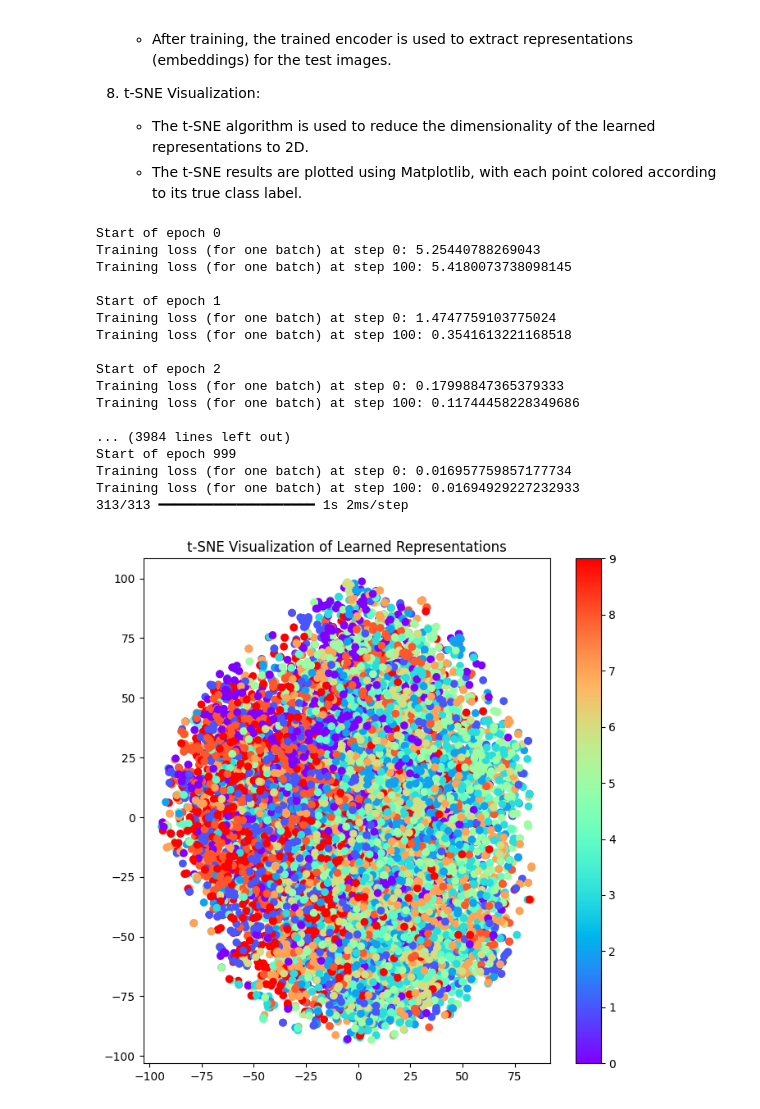
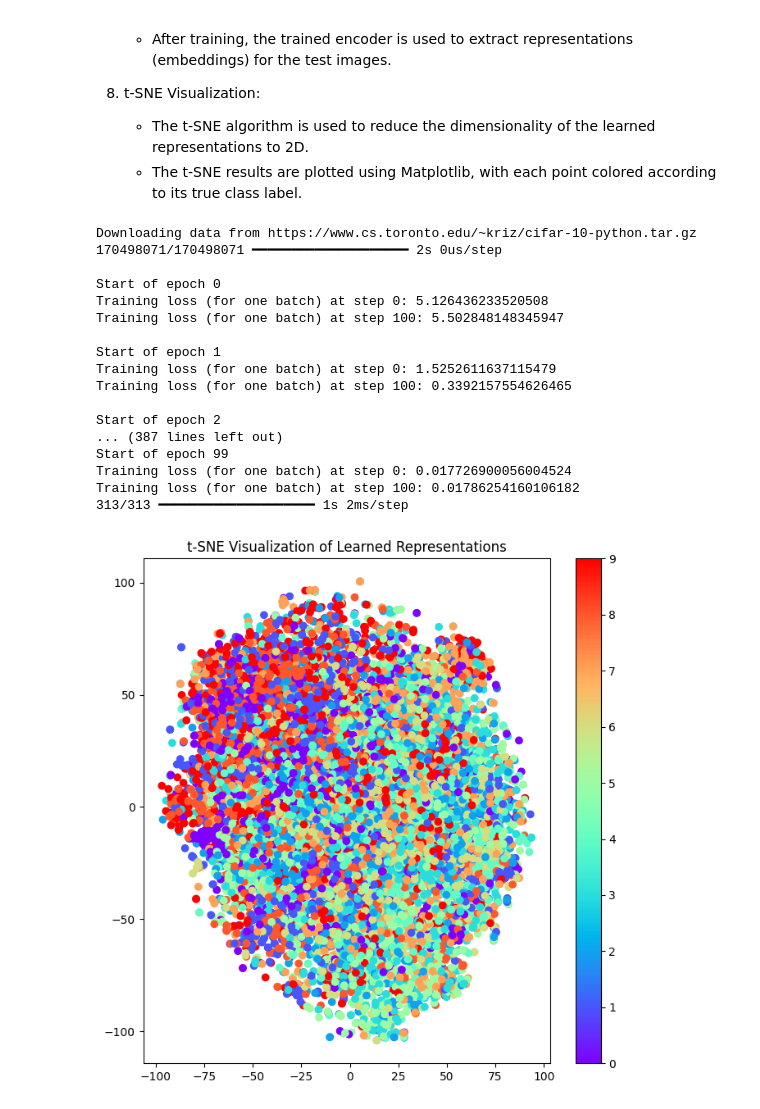
Before and after one commit to vijaygwu/SEAS8525, a Jupyter notebook: Class_2_CL_Simple.ipynb, the cells around one changed output. Drawn from its saved outputs; the diff is of its cells as text; code cells hidden in the pictures.

```diff
--- a/Class_2_CL_Simple.ipynb
+++ b/Class_2_CL_Simple.ipynb
@@ -92,7 +92,7 @@ projection_head = create_projection_head()
 
 optimizer = keras.optimizers.Adam()
 batch_size = 256
-epochs = 1000
+epochs = 100
 temperature = 0.1
 
 # Custom training loop
@@ -111,42 +111,42 @@ for epoch in range(epochs):
             loss_value = tf.reduce_mean(loss_value)
 
         # Get gradients of loss wrt the weights.
         gradients = tape.gradient(loss_value, encoder.trainable_weights + projection_head.trainable_weights)
 
         # Update the weights of the encoder and projection head.
         optimizer.apply_gradients(zip(gradients, encoder.trainable_weights + projection_head.trainable_weights))
 
         if step % 100 == 0:
             print(f"Training loss (for one batch) at step {step}: {float(loss_value)}")
 
 # Extract representations after training
 representations = encoder.predict(x_test)
 
 # t-SNE visualization
 tsne = TSNE(n_components=2, perplexity=30, n_iter=3000)
 tsne_results = tsne.fit_transform(representations)
 
 plt.figure(figsize=(8, 8))
 plt.scatter(tsne_results[:, 0], tsne_results[:, 1], c=y_test.flatten(), cmap='rainbow')
 plt.title('t-SNE Visualization of Learned Representations')
 plt.colorbar()
 plt.show()
 # %% [output]
+Downloading data from https://www.cs.toronto.edu/~kriz/cifar-10-python.tar.gz
+170498071/170498071 ━━━━━━━━━━━━━━━━━━━━ 2s 0us/step
+
 Start of epoch 0
-Training loss (for one batch) at step 0: 5.25440788269043
-Training loss (for one batch) at step 100: 5.4180073738098145
+Training loss (for one batch) at step 0: 5.126436233520508
+Training loss (for one batch) at step 100: 5.502848148345947
 
 Start of epoch 1
-Training loss (for one batch) at step 0: 1.4747759103775024
-Training loss (for one batch) at step 100: 0.3541613221168518
+Training loss (for one batch) at step 0: 1.5252611637115479
+Training loss (for one batch) at step 100: 0.3392157554626465
 
 Start of epoch 2
-Training loss (for one batch) at step 0: 0.17998847365379333
-Training loss (for one batch) at step 100: 0.11744458228349686
-
-... (3984 lines left out)
-Start of epoch 999
-Training loss (for one batch) at step 0: 0.016957759857177734
-Training loss (for one batch) at step 100: 0.01694929227232933
+... (387 lines left out)
+Start of epoch 99
+Training loss (for one batch) at step 0: 0.017726900056004524
+Training loss (for one batch) at step 100: 0.01786254160106182
 313/313 ━━━━━━━━━━━━━━━━━━━━ 1s 2ms/step
-[figure, old version]
+[figure, new version]
```
